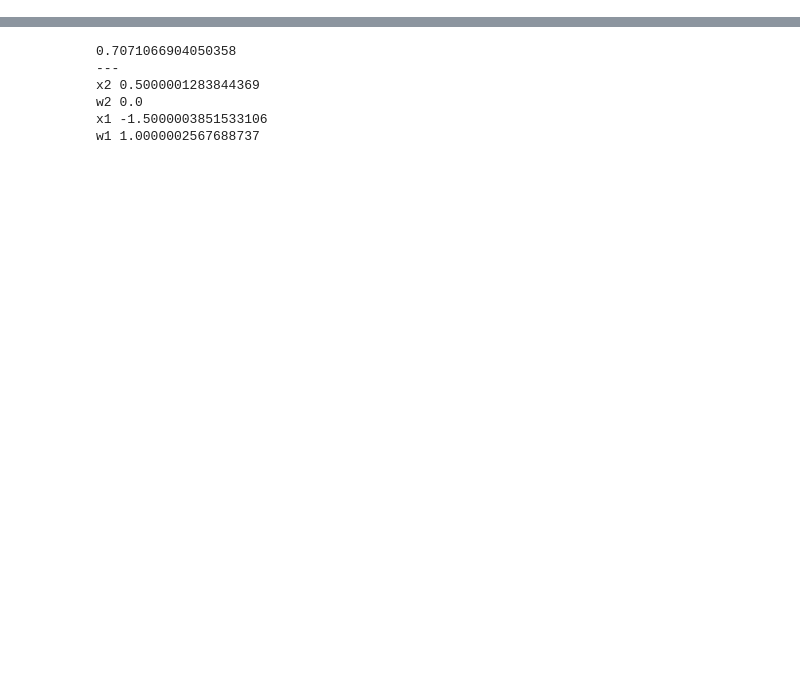
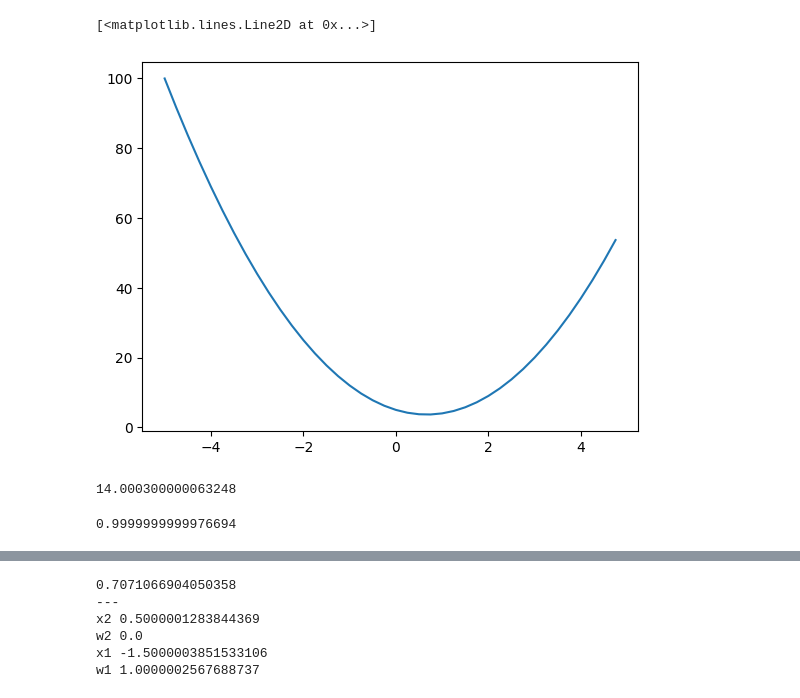
Before and after one commit to AloofBuddha/neural-nets-zero-to-hero, a Jupyter notebook: micrograd_from_scratch.ipynb, the cells around one changed output, grey strips where cells are left out. Drawn from its saved outputs; the diff is of its cells as text; code cells hidden in the pictures; blank space fills up the shorter version.

```diff
--- a/micrograd_from_scratch.ipynb
+++ b/micrograd_from_scratch.ipynb
@@ -6,6 +6,38 @@ import torch
 import random
 
 %matplotlib inline
+# %%
+def f(x):
+    return 3*x**2 - 4*x + 5
+
+f(3.0)
+
+xs = np.arange(-5, 5, 0.25)
+ys = f(xs)
+plt.plot(xs, ys)
+# %% [output]
+[<matplotlib.lines.Line2D at 0x...>]
+[figure, added]
+# %%
+h = 0.0001
+x = 3.0
+(f(x+h) - f(x))/h
+# %% [output]
+14.000300000063248
+# %%
+h = 0.0001
+a = 2.0
+b = -3.0
+c = 10.0
+
+d1 = a*b + c
+c += h
+d2 = a*b + c
+slope = (d2-d1)/h
+
+slope
+# %% [output]
+0.9999999999976694
 # %%
 # Value Object for our neural net graph
 
```
Also changed, not shown: parts of 7 cells of this notebook, 1 other file.
